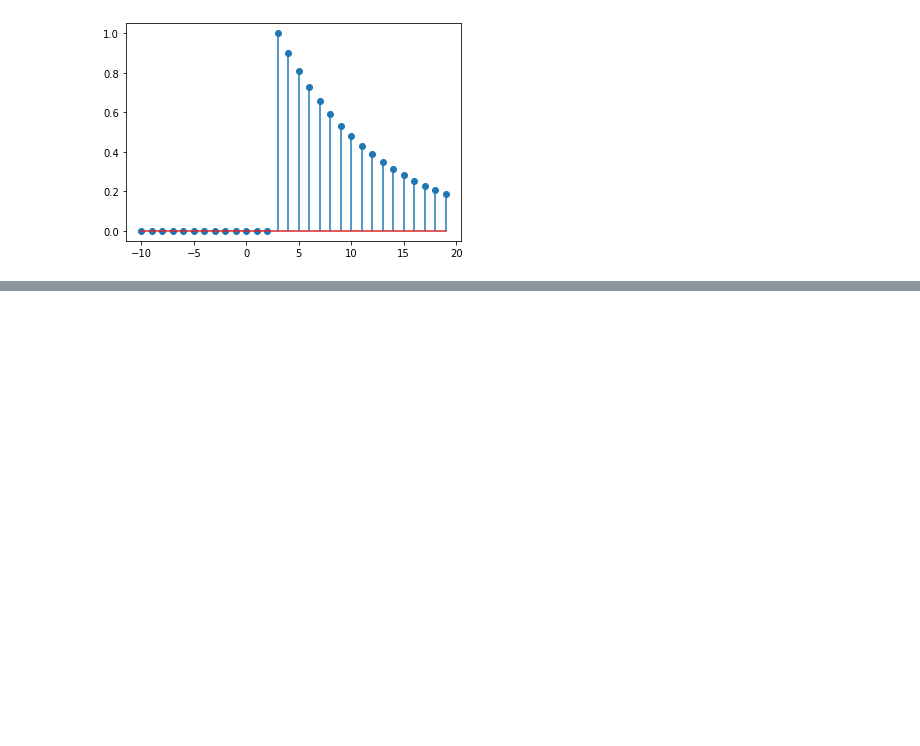
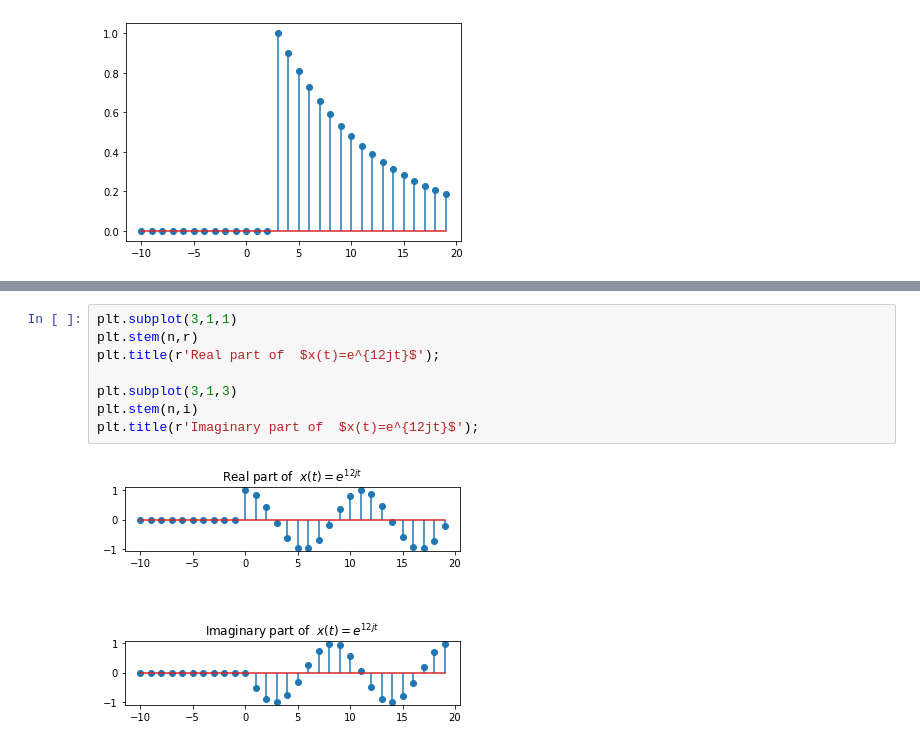
Before and after one commit to GUC-Notes/Signals-lab, a Jupyter notebook: Lab2.ipynb, the cells around one changed output, grey strips where cells are left out. Saved outputs shown, nothing was run; the diff lists cells and outputs as text; blank space fills up the shorter version.

```diff
--- a/Lab2.ipynb
+++ b/Lab2.ipynb
@@ -54,0 +71,10 @@ plt.stem(n,k)
+# %%
+plt.subplot(3,1,1)
+plt.stem(n,r)
+plt.title(r'Real part of  $x(t)=e^{12jt}$');
+
+plt.subplot(3,1,3)
+plt.stem(n,i)
+plt.title(r'Imaginary part of  $x(t)=e^{12jt}$');
+# %% [output]
+[figure, added]
```
Also changed, not shown: parts of 3 cells of this notebook.
